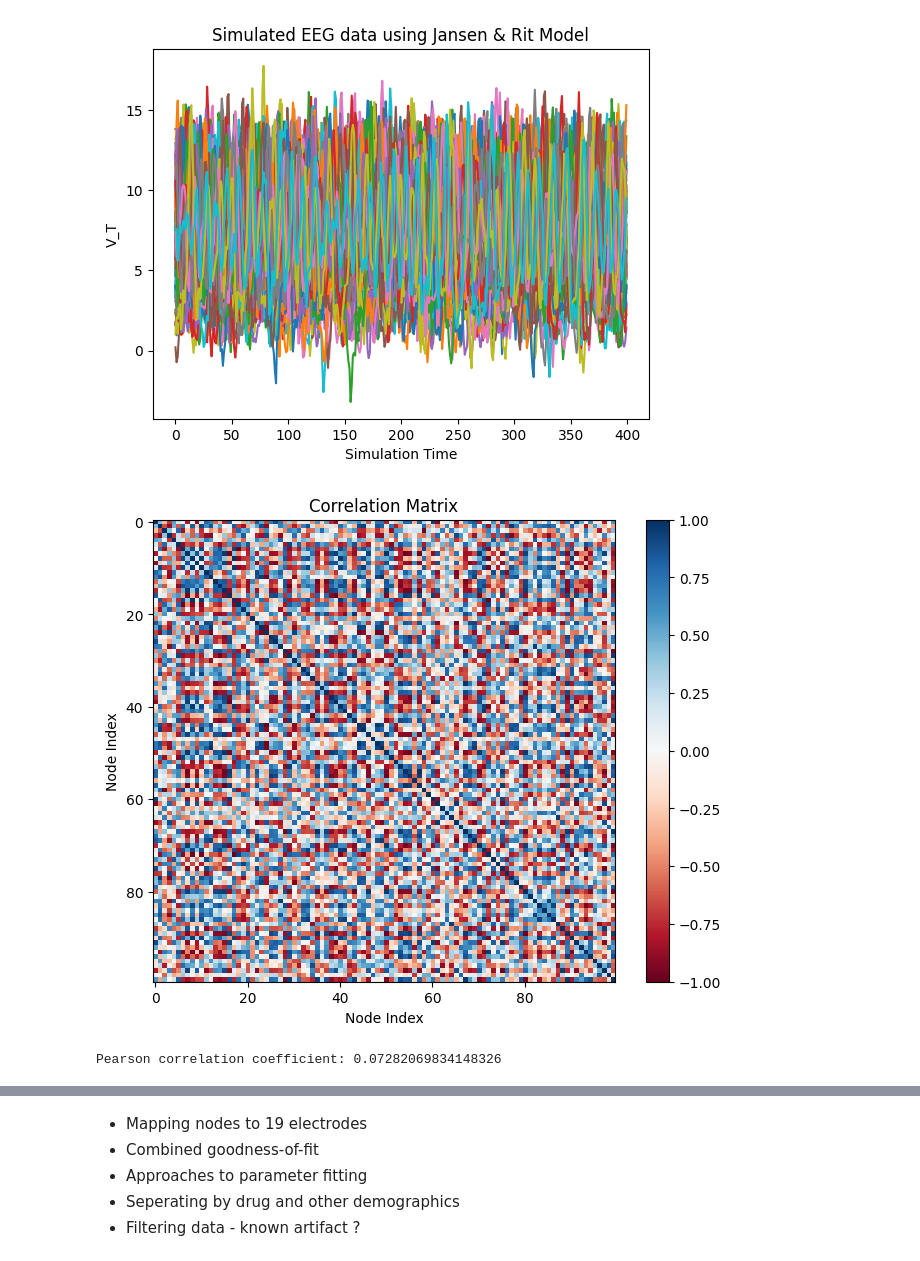
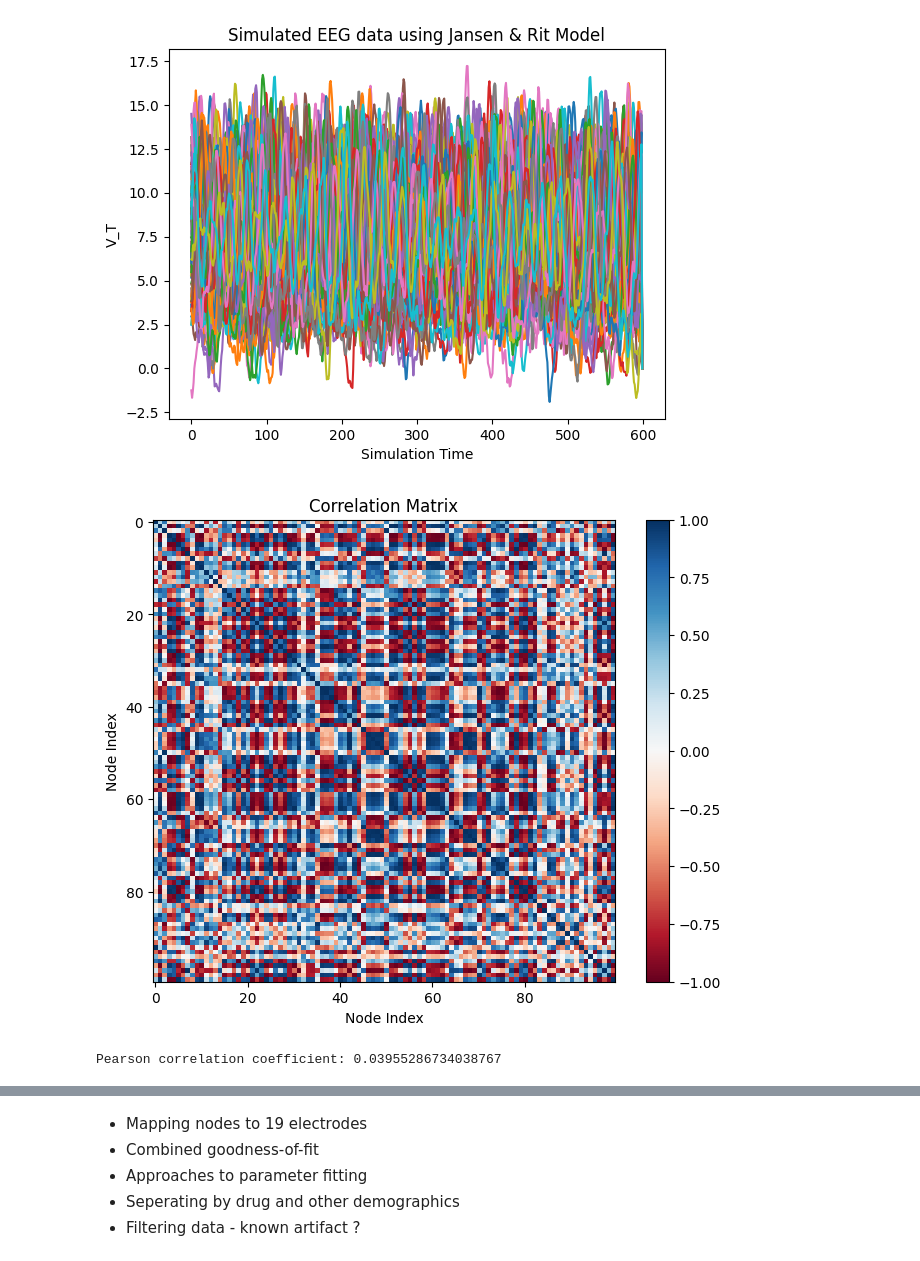
Before and after one commit to emias12/FinalYearProject, a Jupyter notebook: Jansen&Rit.ipynb, the cells around one changed output, grey strips where cells are left out. Drawn from its saved outputs; the diff is of its cells as text; code cells hidden in the pictures.

Commit message:
Fixed hertz issues, switched to vectorised op, clean up

```diff
--- a/Jansen&Rit.ipynb
+++ b/Jansen&Rit.ipynb
@@ -94,20 +94,23 @@ def system_of_equations(x):
 
 
 # Simulation parameters
-dt = 0.001  # Step size
-euler_length = 50  # Simulation duration for stabilizing (with Euler method)
-sim_length = 400 # Simulation time points (to plot)
-downsample = 10 # Downsample the simulation results, so less points
+dt = 0.001 # Step size
+transient = 60  # Simulation duration for stabilizing (with Euler method)
+sim_length = 600 # Simulation time points (to plot)
+downsample = 4 # Downsample the simulation results
+
+# Fixed downsampling so sampling freq matches empirical EEG (250 Hz)
+# Sampling freq = 1 / dt = 1000 Hz
+# Downsampling to use = current sampling freq / intended sampling freq = 1000 / 250 = 4
 
 # Initial conditions
 initial_conditions = np.ones((8, num_nodes)) * 0.5
 
-total_sims = int(euler_length + sim_length/ dt)
+total_sims = int(transient + sim_length/ dt)
 total_downsampled_sims = int(total_sims / downsample)
 
 # Array to store results
 sol = np.zeros((total_downsampled_sims, 8, num_nodes))
-# sol = np.zeros((Ntotal, row, col)) #Matrix to store values
 sol[0,:,:] = np.copy(initial_conditions) #First set of initial conditions
 sol[0] = initial_conditions
 y_temp = np.copy(initial_conditions)
@@ -116,21 +119,17 @@ y_temp = np.copy(initial_conditions)
 for i in range(1, total_sims):
     y_temp += dt * np.array(system_of_equations(y_temp))
     if i % downsample == 0:
-        sol[int(i/downsample)] = np.copy(y_temp)
+        sol[int(i/downsample) - 1] = np.copy(y_temp)
 # %%
 # Plot EEG Results #################################################################
 x1 = sol[:, 2]
 x2 = sol[:, 4]
-x3 = sol[:, 6]
+x3 = np.apply_along_axis(calculate_zi, axis = 1, arr = sol[:, 6])
 
-# Calculate V_T for each simulation point
-V_T = np.zeros((total_downsampled_sims, num_nodes))
+# With vectorised operations, calculate for each simulation point
+V_T = C2 * x1 - C4 * x2 + C * alpha * x3
 
-for sim_point in range(total_downsampled_sims):
-    # Must produce (100, 1) vector
-    V_T[sim_point] = C2 * x1[sim_point] - C4 * x2[sim_point] + C * alpha * calculate_zi(x3[sim_point])
-
-# Downsample the simulation results
+# Take final sim_length as simulation results
 V_T_plot = V_T[-sim_length:]
 
 # Plot V_T for each node
@@ -146,7 +145,7 @@ plt.title('Simulated EEG data using Jansen & Rit Model')
 
 plt.show()
 # %% [output]
-[figure, old version]
+[figure, new version]
 # %%
 # Balloon-Windkessel Hemodynamic Model #####################################################
 # Time Constants
@@ -165,10 +164,13 @@ k3 = 0.5
 
 V_0 = 0.03 # fraction of deoxygenated blood in resting state
 
+# This is from the Neuromod, but had already got firing rates before converted to voltage above, so
+# probably makes more sense to sum x1 x2 x3 (as all need blood)
 # Calculate firing rates, V_T is EEG like response, r_0 is the sigmoid slope
 firing_rates = sigmoid(V_T, r_0) # sim_length x num_nodes
 
-scaling = 10000
+scaling = 1
+# instead of multiplying by arbitrary factor, can standardise - divide by standard deviation, so sd becomes 1
 
 # ODEs for Balloon Windkessel Model
 def balloon_windkessel_ode(state, t):
@@ -193,39 +195,39 @@ initial_conditions = np.array([[0.1, 1, 1, 1]] * num_nodes).T
 BOLD_vars = np.zeros((int(total_downsampled_sims / downsample) + 1 , 4, num_nodes))
 BOLD_vars[0] = initial_conditions
 BOLD_temp = np.copy(initial_conditions)
 
 # Run simulation using Euler method, NOTE - total_downsampled_sims is the number of timepoints we have firing rates for
 for i in range(total_downsampled_sims):
     BOLD_temp += dt * np.array(balloon_windkessel_ode(BOLD_temp, i))
     if i % downsample == 0:
         # print(int(i/downsample), BOLD_temp[0][25], BOLD_temp[1][25], BOLD_temp[2][25], BOLD_temp[3][25])
         BOLD_vars[int(i/downsample)] = np.copy(BOLD_temp)
 
-
-BOLD_vars_result = BOLD_vars[-400:]
+BOLD_vars_result = BOLD_vars[-sim_length:]
 # Initialize BOLD array - will only take the final sim_length timepoints
 BOLD_array = np.zeros((sim_length, num_nodes))
+
 
 # Generate BOLD array
 for t in range(sim_length):
     q = BOLD_vars_result[t, 3, :]
     v = BOLD_vars_result[t, 2, :]
     BOLD_array[t, :] = V_0 * (k1 * (1 - q) + k2 * (1 - (q/v)) + k3 * (1 - v))
 
 # Now have a sim_lengthx100 BOLD array stored in BOLD_array
-# Calculate the SC from the BOLD signal
+# Calculate the FC from the BOLD signal
 
-SC_matrix = np.corrcoef(BOLD_array.T)
+FC_matrix = np.corrcoef(BOLD_array.T)
 
 plt.figure(figsize=(8, 6))
-plt.imshow(SC_matrix, cmap='RdBu', vmin=-1, vmax=1)
+plt.imshow(FC_matrix, cmap='RdBu', vmin=-1, vmax=1)
 plt.colorbar()
 plt.title('Correlation Matrix')
 plt.xlabel('Node Index')
 plt.ylabel('Node Index')
 plt.show()
 # %% [output]
-[figure, old version]
+[figure, new version]
 # %%
 # Calculate goodness of fit for BOLD data ####################################################
 
@@ -233,11 +235,11 @@ plt.show()
 observed_fc_matrix = np.load("fc_matrices/averaged_fc_matrix.npy")
 
 # Flatten both and use pearson correlation to calculate goodness of fit
-pearson_corr = np.corrcoef(np.ravel(SC_matrix), np.ravel(observed_fc_matrix))[0, 1]
+pearson_corr = np.corrcoef(np.ravel(FC_matrix), np.ravel(observed_fc_matrix))[0, 1]
 
 print("Pearson correlation coefficient:", pearson_corr)
 # %% [output]
-Pearson correlation coefficient: 0.07282069834148326
+Pearson correlation coefficient: 0.03955286734038767
 # %%
 # Calculate goodness of fit for EEG data ####################################################
 from scipy.stats import pearsonr
```
Also changed, not shown: parts of 2 cells of this notebook.
